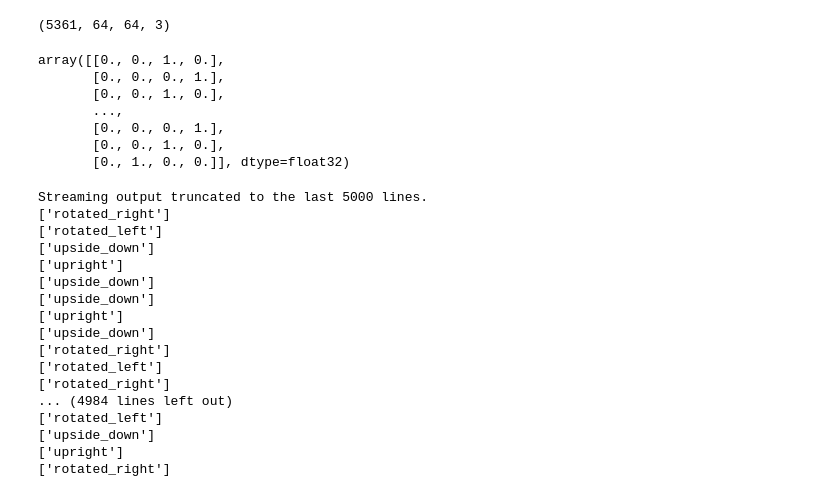
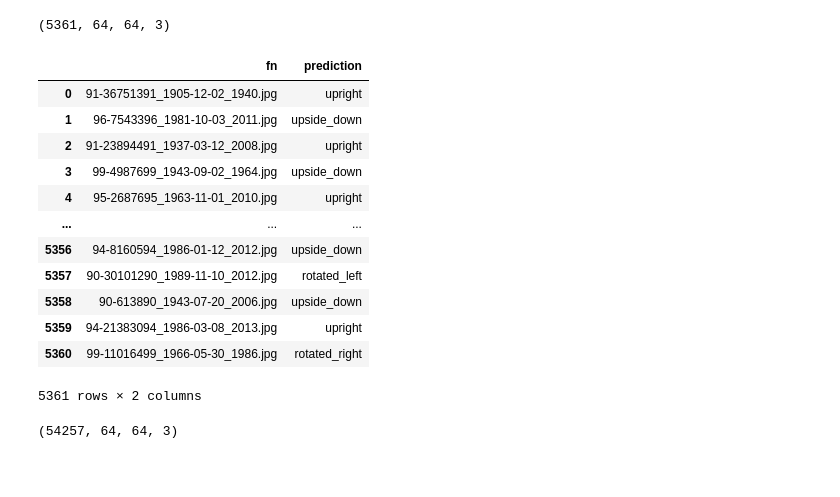
Before and after one commit to kazumiSinohara/computer_vision_deeper, a Jupyter notebook: computer_vision_deeper_systems.ipynb, the cells around one changed output. Cells and saved outputs as stored; diff of their text form; code cells hidden in the pictures; blank space fills up the shorter version.

```diff
--- a/computer_vision_deeper_systems.ipynb
+++ b/computer_vision_deeper_systems.ipynb
@@ -190,6 +185,9 @@ model.save(model_path)
 print('Saved trained model at %s ' % model_path)
 # %% [output]
 Saved trained model at /content/saved_models/keras_cifar10_trained_model.h5
+# %%
+#model load
+model = keras.models.load_model('/content/saved_models/keras_cifar10_trained_model.h5')
 # %%
 # Score trained model.
 scores = model.evaluate(x_test, y_test, verbose=1)
@@ -202,45 +200,39 @@ Test accuracy: 0.9750511050224304
 # %%
+#getting test images
 import os
 
 directory = os.fsencode('/content/test')
 
 img_list = []
+filename_list = []
 for file in os.listdir(directory):
      filename = os.fsdecode(file)
+     filename_list.append(filename)
      img_list.append(cv2.imread('/content/test/{filename}'.format(filename=filename)))
 
 arr_test = np.array(img_list)
 arr_test.shape
 # %% [output]
 (5361, 64, 64, 3)
-# %%
-model.predict(arr_test)
-# %% [output]
-array([[0., 0., 1., 0.],
-       [0., 0., 0., 1.],
-       [0., 0., 1., 0.],
-       ...,
-       [0., 0., 0., 1.],
-       [0., 0., 1., 0.],
-       [0., 1., 0., 0.]], dtype=float32)
 # %%
+#making a dataframe name vs prediction
+prediction_list = []
 for pred in model.predict(arr_test):
-  print(le.inverse_transform([np.argmax(pred, axis=None, out=None)]))
+  prediction_list.append(le.inverse_transform([np.argmax(pred, axis=None, out=None)])[0])
+
+df_final = pd.DataFrame(list(zip(filename_list,prediction_list)), columns=['fn', 'prediction'])
+df_final
 # %% [output]
+|  | fn | prediction |
+| 0 | 91-36751391_1905-12-02_1940.jpg | upright |
+| 1 | 96-7543396_1981-10-03_2011.jpg | upside_down |
+| 2 | 91-23894491_1937-03-12_2008.jpg | upright |
+| 3 | 99-4987699_1943-09-02_1964.jpg | upside_down |
+| 4 | 95-2687695_1963-11-01_2010.jpg | upright |
+| ... | ... | ... |
+| 5356 | 94-8160594_1986-01-12_2012.jpg | upside_down |
+| 5357 | 90-30101290_1989-11-10_2012.jpg | rotated_left |
+| 5358 | 90-613890_1943-07-20_2006.jpg | upside_down |
+| 5359 | 94-21383094_1986-03-08_2013.jpg | upright |
+| 5360 | 99-11016499_1966-05-30_1986.jpg | rotated_right |
-Streaming output truncated to the last 5000 lines.
-['rotated_right']
-['rotated_left']
-['upside_down']
-['upright']
-['upside_down']
-['upside_down']
-['upright']
-['upside_down']
-['rotated_right']
-['rotated_left']
-['rotated_right']
-... (4984 lines left out)
-['rotated_left']
-['upside_down']
-['upright']
-['rotated_right']
+5361 rows × 2 columns
@@ -246,0 +276,5 @@ Streaming output truncated to the last 5000 lines.
+# %%
+#concatenating test and train images in one final numpy array
+np.concatenate((arr_train_corrected, arr_test_corrected)).shape
+# %% [output]
+(54257, 64, 64, 3)
```
Also changed, not shown: parts of 7 cells of this notebook, 1 other file.
